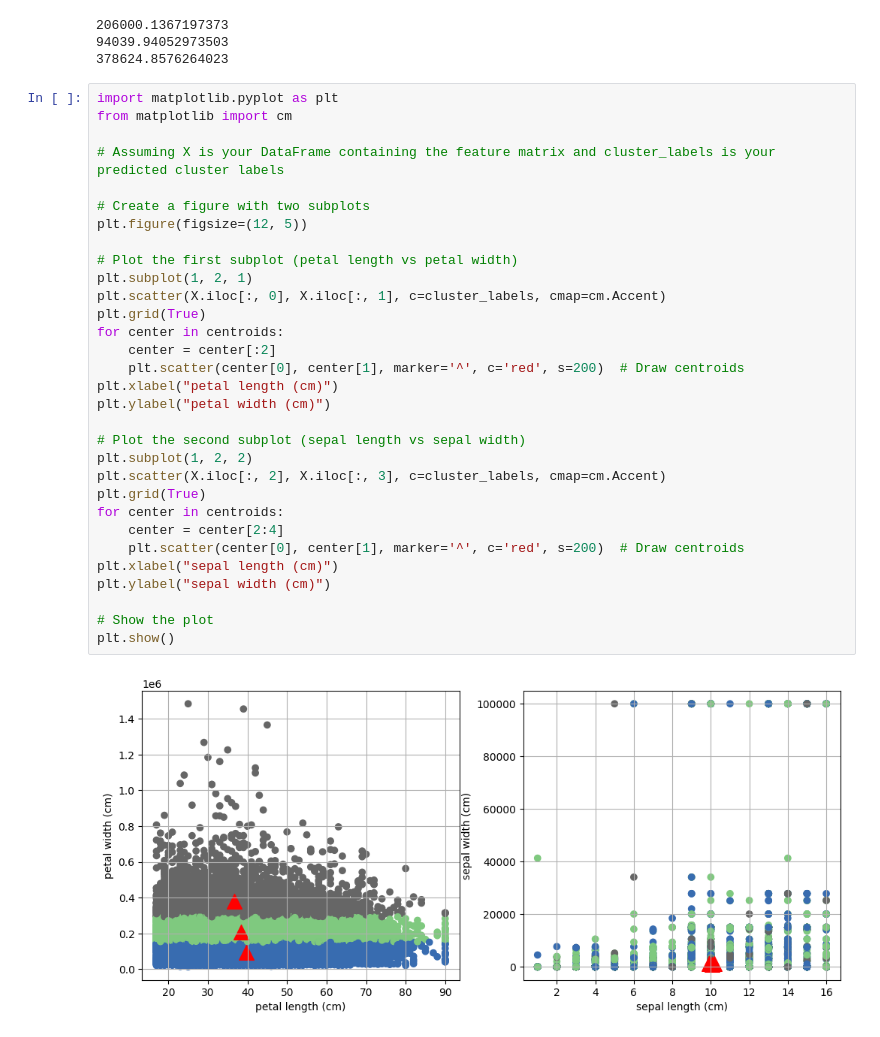
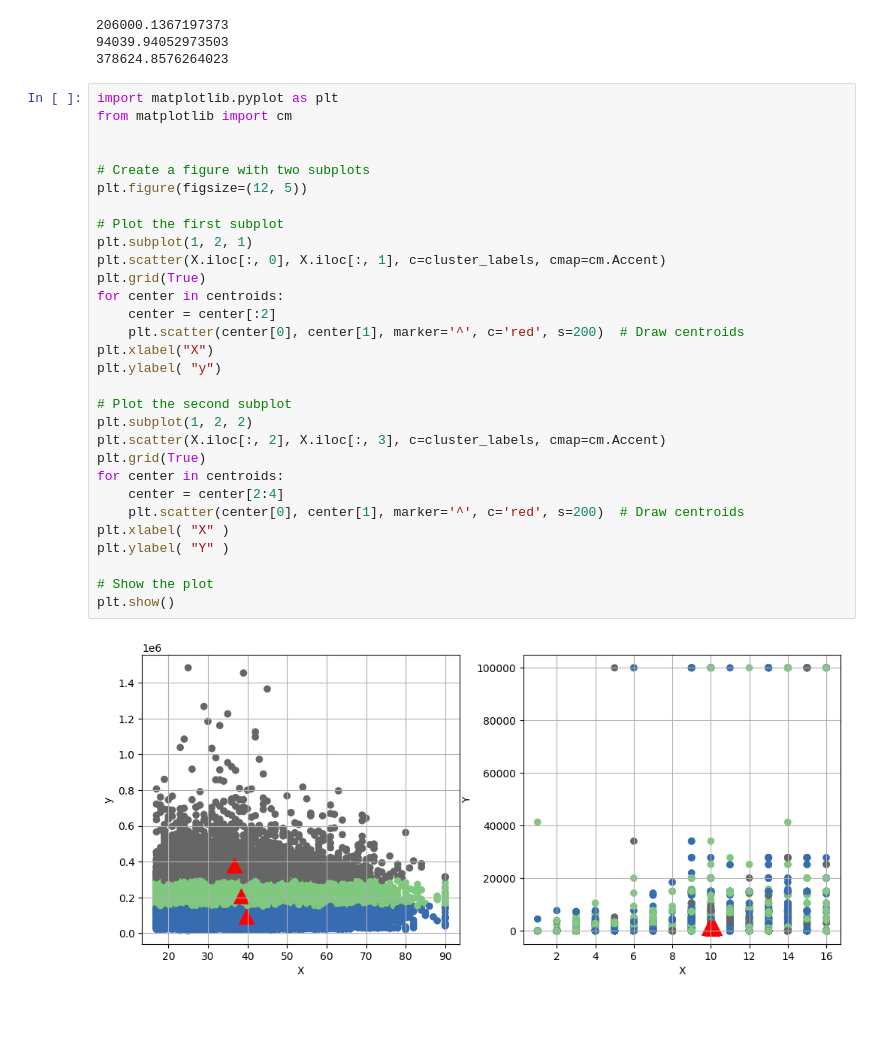
Before and after one commit to Soonusravan/Machine_Learning, a Jupyter notebook: K_Means/Census Income.ipynb, the cells around one changed output. Drawn from its saved outputs; the diff is of its cells as text.

```diff
--- a/K_Means/Census Income.ipynb
+++ b/K_Means/Census Income.ipynb
@@ -251,33 +236,32 @@ for center in centroids:
 # %%
 import matplotlib.pyplot as plt
 from matplotlib import cm
 
-# Assuming X is your DataFrame containing the feature matrix and cluster_labels is your predicted cluster labels
 
 # Create a figure with two subplots
 plt.figure(figsize=(12, 5))
 
-# Plot the first subplot (petal length vs petal width)
+# Plot the first subplot
 plt.subplot(1, 2, 1)
 plt.scatter(X.iloc[:, 0], X.iloc[:, 1], c=cluster_labels, cmap=cm.Accent)
 plt.grid(True)
 for center in centroids:
     center = center[:2]
     plt.scatter(center[0], center[1], marker='^', c='red', s=200)  # Draw centroids
-plt.xlabel("petal length (cm)")
-plt.ylabel("petal width (cm)")
+plt.xlabel("X")
+plt.ylabel( "y")
 
-# Plot the second subplot (sepal length vs sepal width)
+# Plot the second subplot
 plt.subplot(1, 2, 2)
 plt.scatter(X.iloc[:, 2], X.iloc[:, 3], c=cluster_labels, cmap=cm.Accent)
 plt.grid(True)
 for center in centroids:
     center = center[2:4]
     plt.scatter(center[0], center[1], marker='^', c='red', s=200)  # Draw centroids
-plt.xlabel("sepal length (cm)")
-plt.ylabel("sepal width (cm)")
+plt.xlabel( "X" )
+plt.ylabel( "Y" )
 
 # Show the plot
 plt.show()
 # %% [output]
-[figure, old version]
+[figure, new version]
```
Also changed, not shown: parts of 5 cells of this notebook, 9 other files.
